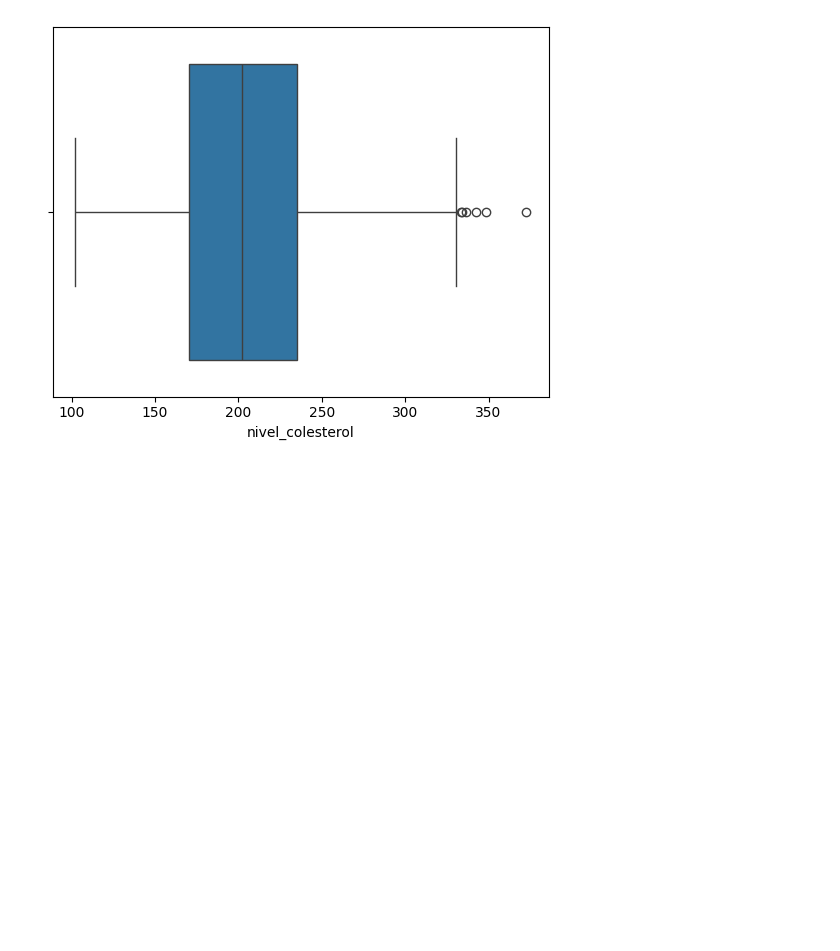
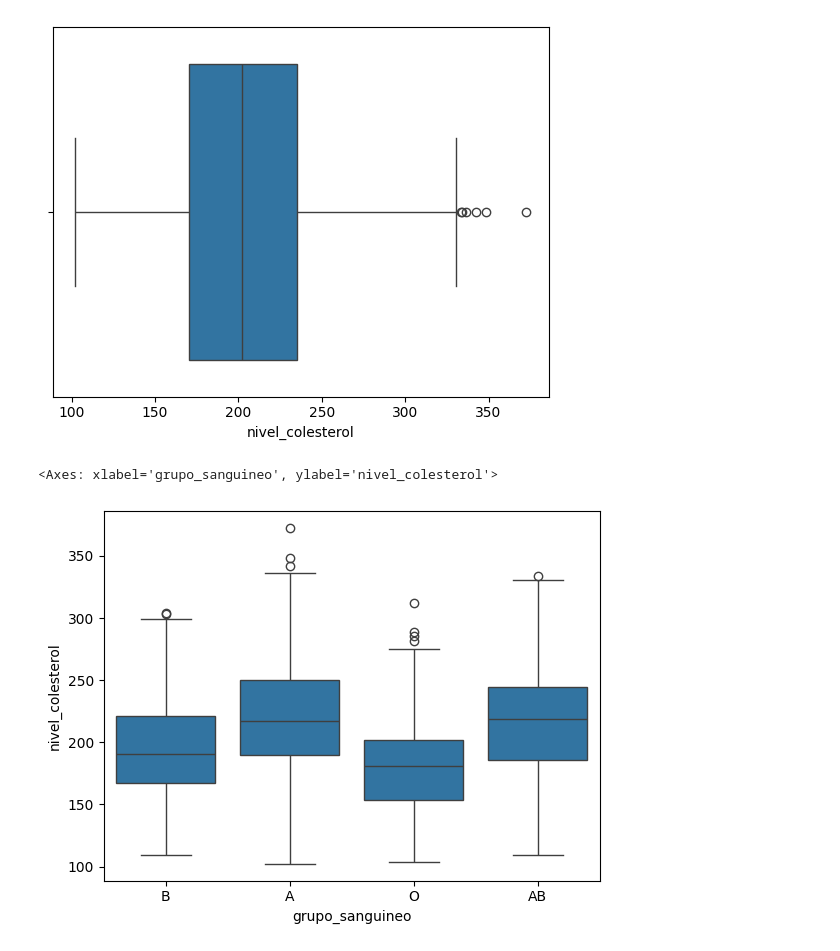
Before and after one commit to soaresmilton/rocketseat_regressao_linear_multipla, a Jupyter notebook: modelo_colesterol.ipynb, the cells around one changed output. Drawn from its saved outputs; the diff is of its cells as text; code cells hidden in the pictures; blank space fills up the shorter version.

Commit message:
Variáveis categóricas x target

```diff
--- a/modelo_colesterol.ipynb
+++ b/modelo_colesterol.ipynb
@@ -169,3 +169,9 @@ sns.boxplot(data=df_colesteral_eda, x='nivel_colesterol')
 # %% [output]
 <Axes: xlabel='nivel_colesterol'>
 [figure]
+# %%
+# Cruzamento de Variáveis categóricas com nível de colesterol
+sns.boxplot(data=df_colesteral_eda, x='grupo_sanguineo', y='nivel_colesterol')
+# %% [output]
+<Axes: xlabel='grupo_sanguineo', ylabel='nivel_colesterol'>
+[figure, added]
```
Also changed, not shown: parts of 3 cells of this notebook.
